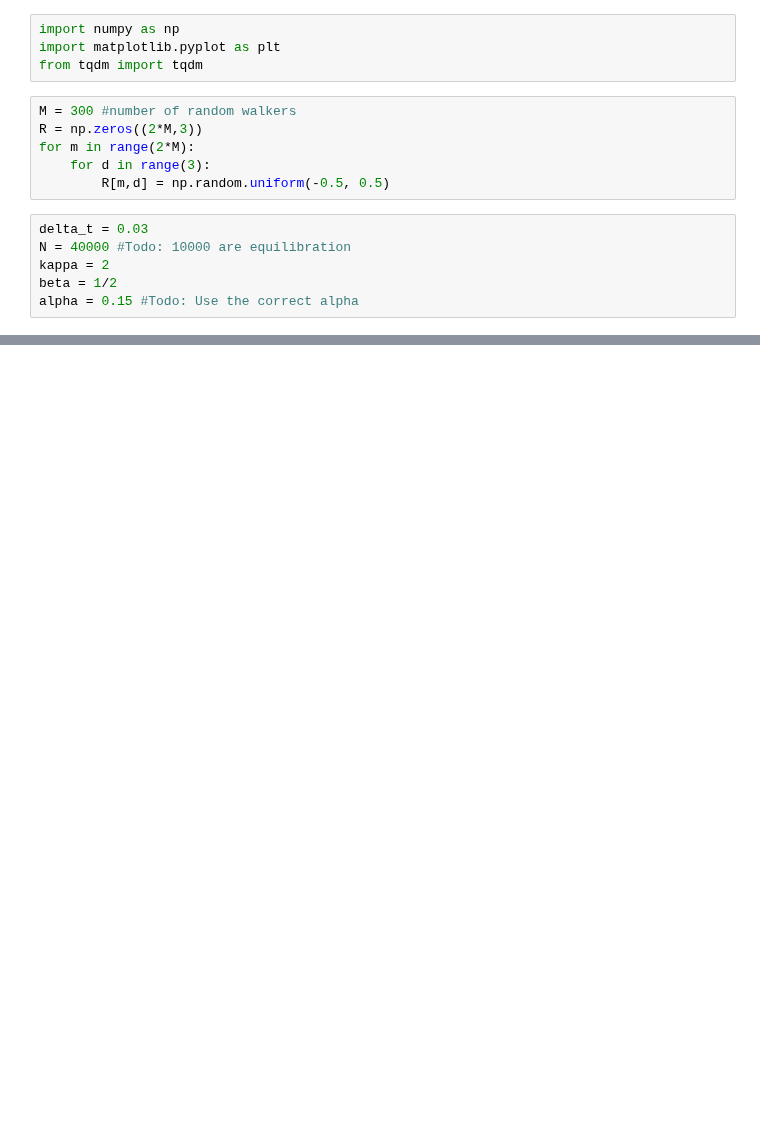
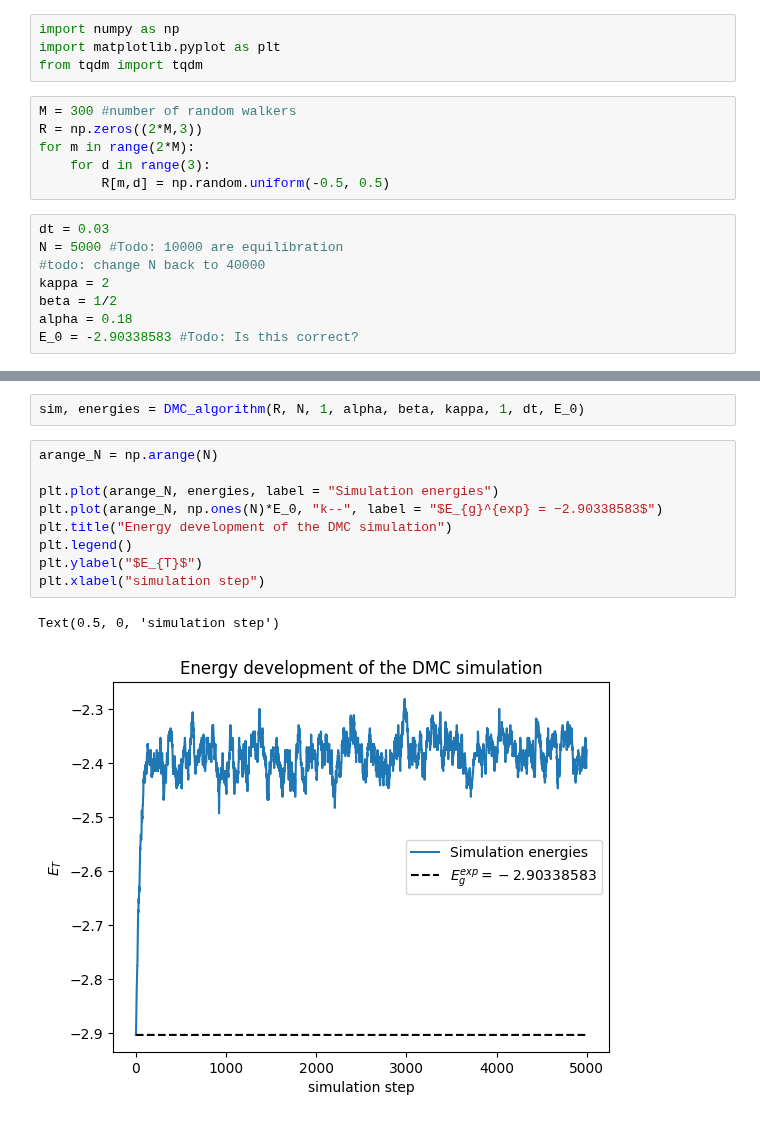
Before and after one commit to corinnawegner/Computational-physics, a Jupyter notebook: Project 5/Problem 2.ipynb, the cells around one changed output, grey strips where cells are left out. Drawn from its saved outputs; the diff is of its cells as text; blank space fills up the shorter version.

```diff
--- a/Project 5/Problem 2.ipynb
+++ b/Project 5/Problem 2.ipynb
@@ -9,9 +9,11 @@ for m in range(2*M):
     for d in range(3):
         R[m,d] = np.random.uniform(-0.5, 0.5)
 # %%
-delta_t = 0.03
-N = 40000 #Todo: 10000 are equilibration
+dt = 0.03
+N = 5000 #Todo: 10000 are equilibration
+#todo: change N back to 40000
 kappa = 2
 beta = 1/2
-alpha = 0.15 #Todo: Use the correct alpha
+alpha = 0.18
+E_0 = -2.90338583 #Todo: Is this correct?
 # %%
@@ -48,0 +124,14 @@ def DMC_step(current_state, alpha, beta, s, kappa, delta_t = 1, use_FP=False):
+# %%
+sim, energies = DMC_algorithm(R, N, 1, alpha, beta, kappa, 1, dt, E_0)
+# %%
+arange_N = np.arange(N)
+
+plt.plot(arange_N, energies, label = "Simulation energies")
+plt.plot(arange_N, np.ones(N)*E_0, "k--", label = "$E_{g}^{exp} = −2.90338583$")
+plt.title("Energy development of the DMC simulation")
+plt.legend()
+plt.ylabel("$E_{T}$")
+plt.xlabel("simulation step")
+# %% [output]
+Text(0.5, 0, 'simulation step')
+[figure, added]
```
Also changed, not shown: parts of 1 cell of this notebook.
